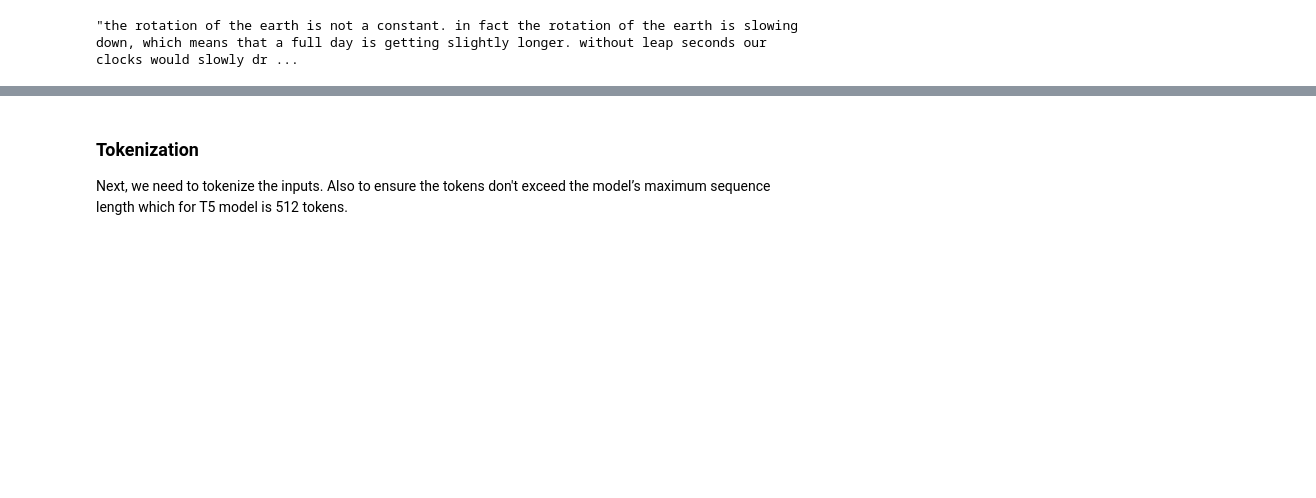
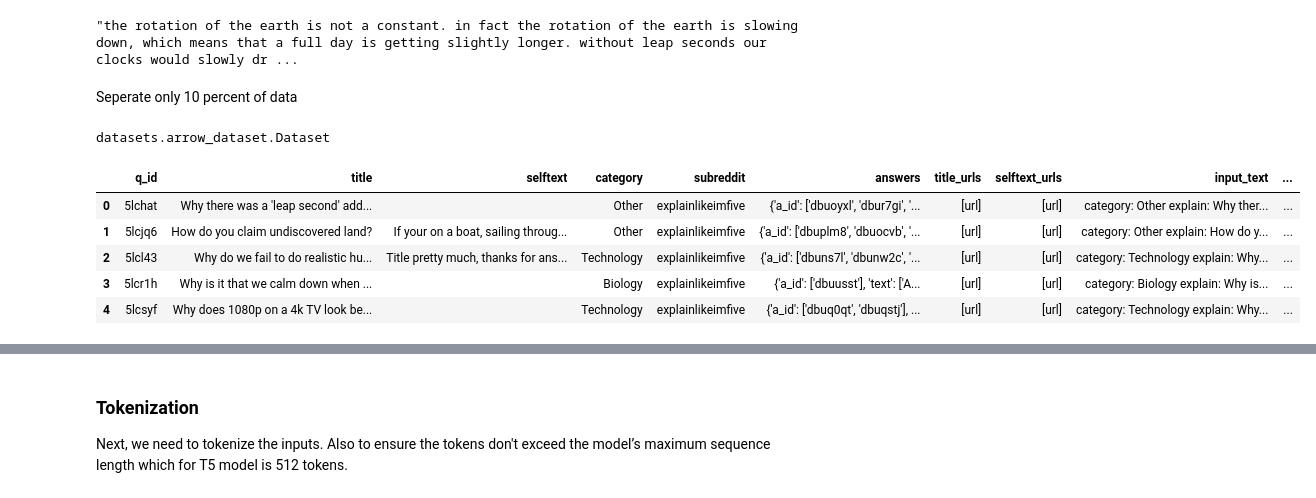
Before and after one commit to salidotir/LFQA, a Jupyter notebook: notebooks/LFQA_T5.ipynb, the cells around one changed output, grey strips where cells are left out. Drawn from its saved outputs; the diff is of its cells as text; code cells hidden in the pictures; blank space fills up the shorter version.

Commit message:
update initial model training

```diff
--- a/notebooks/LFQA_T5.ipynb
+++ b/notebooks/LFQA_T5.ipynb
@@ -108,3 +113,9 @@ train_dataset['input_text'][0]
 train_dataset['target_text'][0]
 # %% [output]
 "the rotation of the earth is not a constant. in fact the rotation of the earth is slowing down, which means that a full day is getting slightly longer. without leap seconds our clocks would slowly dr ...
+# %% [markdown]
+Seperate only 10 percent of data
+# %%
+type(train_dataset)
+# %% [output]
+datasets.arrow_dataset.Dataset
@@ -110,0 +124,10 @@ train_dataset['target_text'][0]
+# %%
+train_set=pd.DataFrame(train_dataset)
+train_set.head()
+# %% [output]
+|  | q_id | title | selftext | category | subreddit | answers | title_urls | selftext_urls | input_text | ... |
+| 0 | 5lchat | Why there was a 'leap second' add... |  | Other | explainlikeimfive | {'a_id': ['dbuoyxl', 'dbur7gi', '... | [url] | [url] | category: Other explain: Why ther... | ... |
+| 1 | 5lcjq6 | How do you claim undiscovered land? | If your on a boat, sailing throug... | Other | explainlikeimfive | {'a_id': ['dbuplm8', 'dbuocvb', '... | [url] | [url] | category: Other explain: How do y... | ... |
+| 2 | 5lcl43 | Why do we fail to do realistic hu... | Title pretty much, thanks for ans... | Technology | explainlikeimfive | {'a_id': ['dbuns7l', 'dbunw2c', '... | [url] | [url] | category: Technology explain: Why... | ... |
+| 3 | 5lcr1h | Why is it that we calm down when ... |  | Biology | explainlikeimfive | {'a_id': ['dbuusst'], 'text': ['A... | [url] | [url] | category: Biology explain: Why is... | ... |
+| 4 | 5lcsyf | Why does 1080p on a 4k TV look be... |  | Technology | explainlikeimfive | {'a_id': ['dbuq0qt', 'dbuqstj'], ... | [url] | [url] | category: Technology explain: Why... | ... |
```
Also changed, not shown: parts of 21 cells of this notebook.
